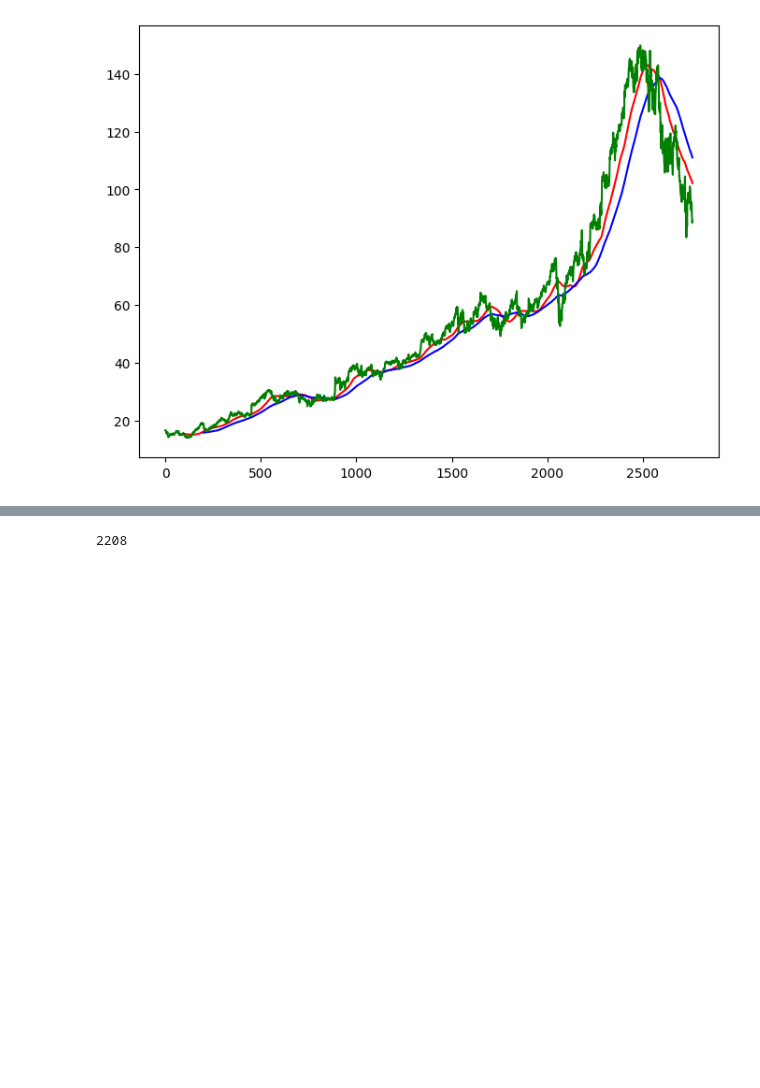
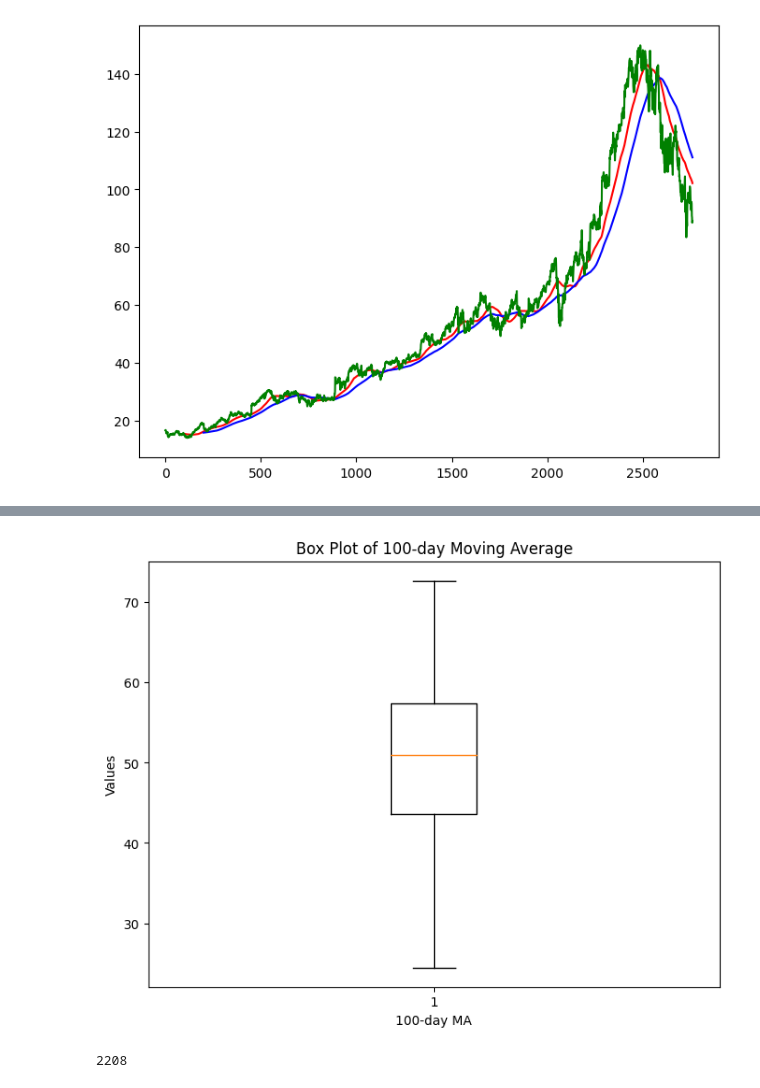
Before and after one commit to Striver-3110/StockPricePrediction, a Jupyter notebook: Stock_Market_Prediction_Model_Creation.ipynb, the cells around one changed output, grey strips where cells are left out. Saved outputs shown, nothing was run; the diff lists cells and outputs as text; code cells hidden in the pictures; blank space fills up the shorter version.

```diff
--- a/Stock_Market_Prediction_Model_Creation.ipynb
+++ b/Stock_Market_Prediction_Model_Creation.ipynb
@@ -54,3 +62,19 @@ plt.show()
+# %%
+import matplotlib.pyplot as plt
+import numpy as np
+
+# Sample data for ma_100_days
+np.random.seed(0)
+ma_100_days = np.random.normal(loc=50, scale=10, size=100)
+
+plt.figure(figsize=(8,6))
+plt.boxplot(ma_100_days)
+plt.title('Box Plot of 100-day Moving Average')
+plt.xlabel('100-day MA')
+plt.ylabel('Values')
+plt.show()
+# %% [output]
+[figure, added]
 # %%
 data.dropna(inplace=True)
 # %%
```
Also changed, not shown: parts of 17 cells of this notebook, 3 other files.
